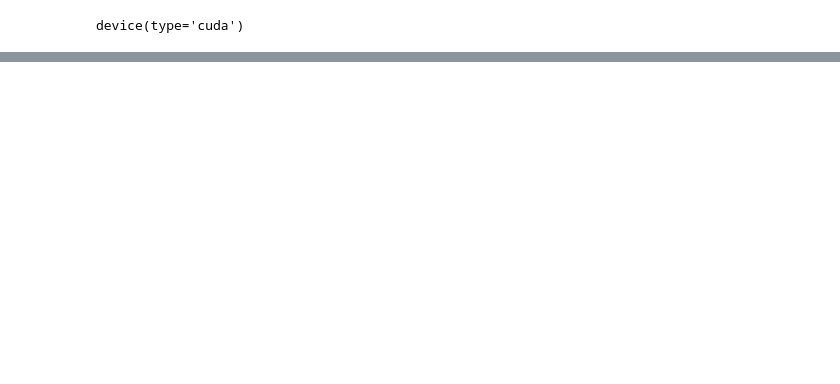
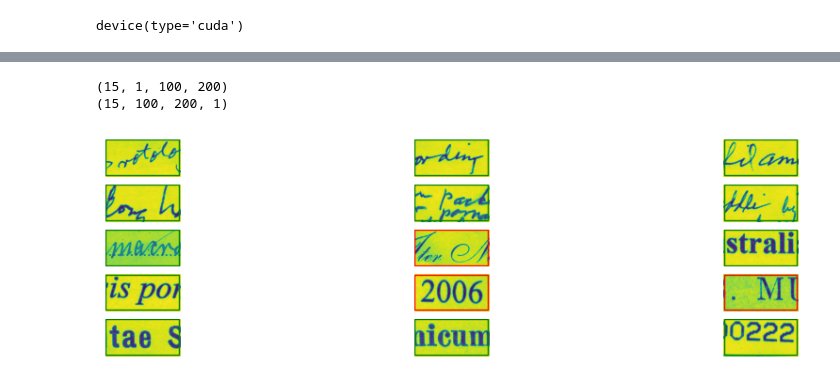
Before and after one commit to BU-Spark/ml-herbarium, a Jupyter notebook: trocr/evaluation-dataset/handwritten-typed-text-classification/Classifier.ipynb, the cells around one changed output, grey strips where cells are left out. Drawn from its saved outputs; the diff is of its cells as text; code cells hidden in the pictures; blank space fills up the shorter version.

```diff
--- a/trocr/evaluation-dataset/handwritten-typed-text-classification/Classifier.ipynb
+++ b/trocr/evaluation-dataset/handwritten-typed-text-classification/Classifier.ipynb
@@ -263,8 +305,8 @@ best_model = best_model.to(device)
 # %%
 #
 test_preprocess = transforms.Compose([
-    transforms.Resize((256, 500)),
-    transforms.CenterCrop((256, 200)),
+    transforms.Resize([100, ]),
+    transforms.RandomCrop((100, 200)),
 #     transforms.RandomHorizontalFlip(),
 #     transforms.RandomVerticalFlip(),
 #     transforms.RandomRotation(degrees=90),
@@ -277,7 +319,7 @@ test_preprocess = transforms.Compose([
 # %%
 # Evaluate the best model on the test dataset
 test_dataset = ImageFolder("data/test_data/", transform=test_preprocess)
-test_loader = DataLoader(test_dataset, batch_size=4)
+test_loader = DataLoader(test_dataset, batch_size=16)
 # %%
 # Iterate over the data loader to get a batch of transformed images
 for images, labels in test_loader:
@@ -353 +399,36 @@ y_true_cpu, y_pred_cpu
   array([1.], dtype=float32)])
+# %%
+img_no = 0
+
+# Iterate over the data loader to get a batch of transformed images
+for images, labels in test_loader:
+    print(images.numpy().shape)
+    # Convert images to numpy array and transpose dimensions from
+    # (batch_size, channels, height, width) to (batch_size, height, width, channels)
+    images = images.numpy().transpose(0, 2, 3, 1)
+
+    print(images.shape)
+
+    num_rows = 5
+
+    # Plot the images
+    fig, axes = plt.subplots(num_rows, int(len(test_loader.dataset)/num_rows), figsize=(12, 3))
+    for i in range(num_rows):
+        for j in range(int(len(test_loader.dataset)/num_rows)):
+            axes[i][j].imshow(images[img_no])
+            axes[i][j].axis('off')
+
+            edge_color = 'g'
+            if(y_true_cpu[img_no] != y_pred_cpu[img_no]):
+                edge_color = 'r'
+
+
+            # Create a Rectangle patch
+            rect = patches.Rectangle((0, 0), 195, 95, linewidth=1, edgecolor=edge_color, facecolor='none')
+            axes[i][j].add_patch(rect)
+            img_no += 1
+    plt.show()
+# %% [output]
+(15, 1, 100, 200)
+(15, 100, 200, 1)
+[figure, added]
```
Also changed, not shown: parts of 18 cells of this notebook, 2 other files.
